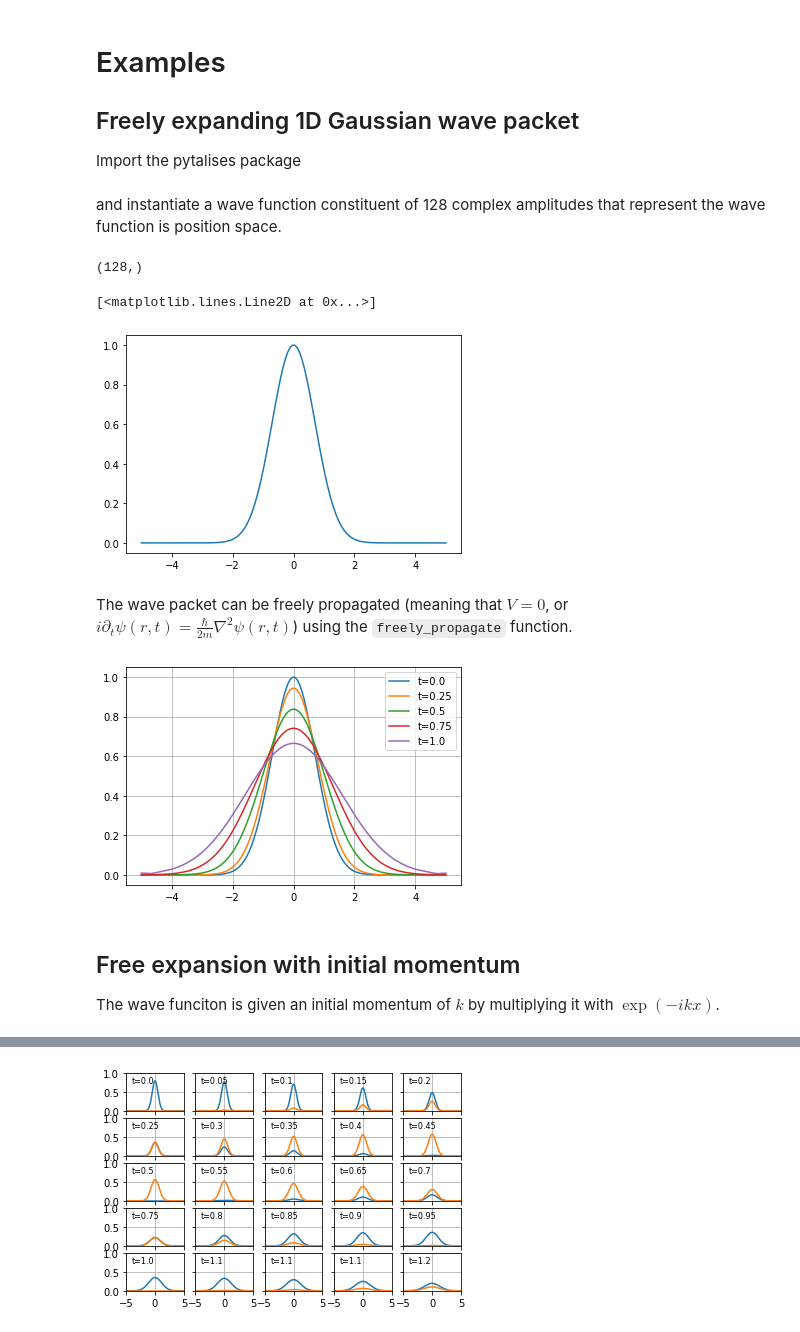
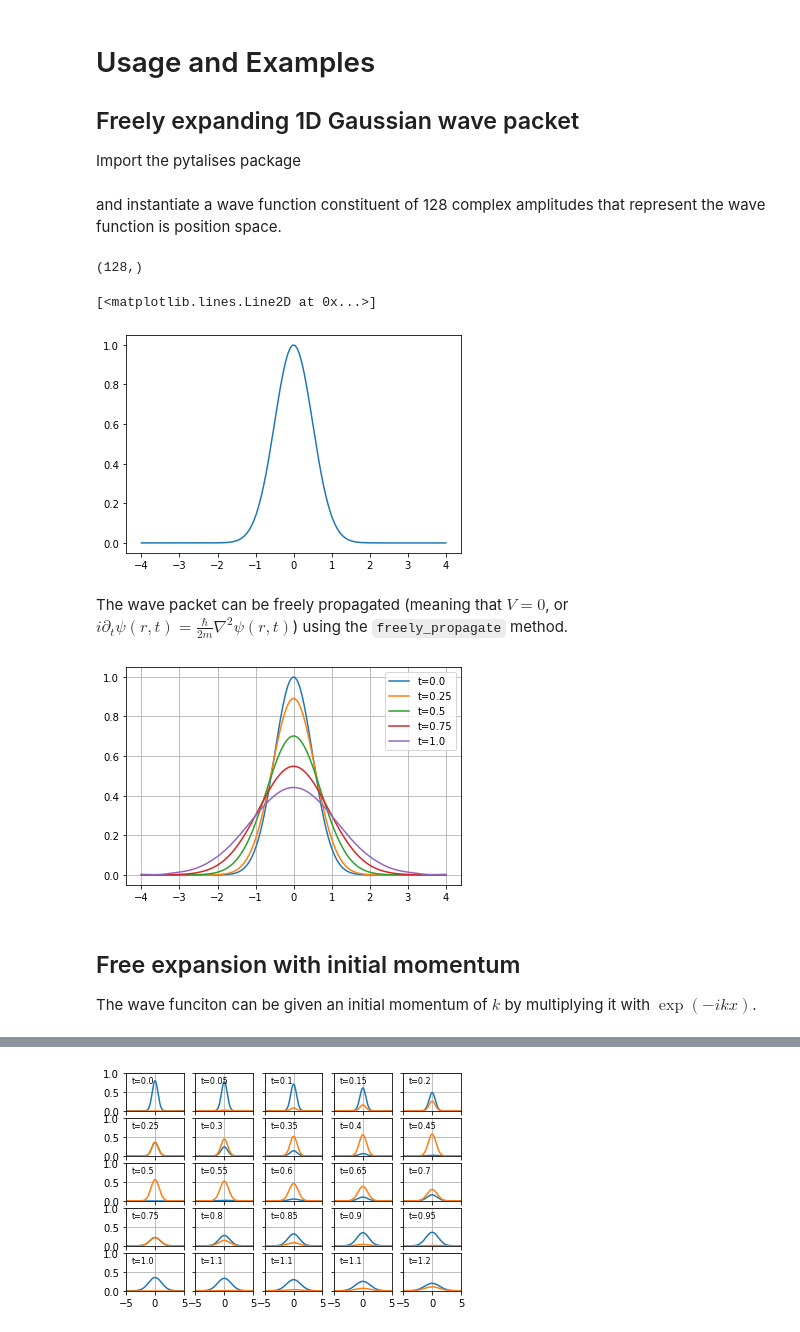
Before and after one commit to savowe/pytalises, a Jupyter notebook: docs/source/examples.ipynb, the cells around one changed output, grey strips where cells are left out. Drawn from its saved outputs; the diff is of its cells as text; code cells hidden in the pictures.

```diff
--- a/docs/source/examples.ipynb
+++ b/docs/source/examples.ipynb
@@ -1,5 +1,5 @@
 # %% [markdown]
-# Examples
+# Usage and Examples
 ## Freely expanding 1D Gaussian wave packet
 Import the pytalises package
 # %%
@@ -10,26 +10,26 @@ import matplotlib.pyplot as plt
 and instantiate a wave function constituent of 128 complex amplitudes that represent the wave function is position space.
 # %%
 psi = pt.Wavefunction("exp(-x**2)",
-    number_of_grid_points=(128,), spatial_ext=(-5,5))
+    number_of_grid_points=(128,), spatial_ext=(-4,4))
 print(psi.amp.shape)
-plt.plot(psi.r[0], np.abs(psi.amp))
+plt.plot(psi.r, np.abs(psi.amp)**2)
 # %% [output]
 (128,)
 [<matplotlib.lines.Line2D at 0x...>]
-[figure, old version]
+[figure, new version]
 # %% [markdown]
-The wave packet can be freely propagated (meaning that $V=0$, or $i\partial_t \psi (r,t)=\frac{\hbar}{2m}\nabla^2 \psi(r,t)$) using the `freely_propagate` function.
+The wave packet can be freely propagated (meaning that $V=0$, or $i\partial_t \psi (r,t)=\frac{\hbar}{2m}\nabla^2 \psi(r,t)$) using the `freely_propagate` method.
 # %%
 for i in range(5):
-    plt.plot(psi.r[0], np.abs(psi.amp), label="t="+str(psi.t))
-    pt.freely_propagate(psi, num_time_steps=1, Delta_t=0.25)
+    plt.plot(psi.r, np.abs(psi.amp)**2, label="t="+str(psi.t))
+    psi.freely_propagate(num_time_steps=1, Delta_t=0.25)
 plt.legend()
 plt.grid()
 # %% [output]
-[figure, old version]
+[figure, new version]
 # %% [markdown]
 ## Free expansion with initial momentum
-The wave funciton is given an initial momentum of $k$ by multiplying it with $\exp (-ikx)$.
+The wave funciton can be given an initial momentum of $k$ by multiplying it with $\exp (-ikx)$.
 # %%
 psi = pt.Wavefunction('exp(-(x-x0)**2)*exp(-1j*k*x)',
     variables={'x0': -5.0, 'k': 10.0}, number_of_grid_points=(128,),
```
Also changed, not shown: parts of 13 cells of this notebook, 6 other files.
